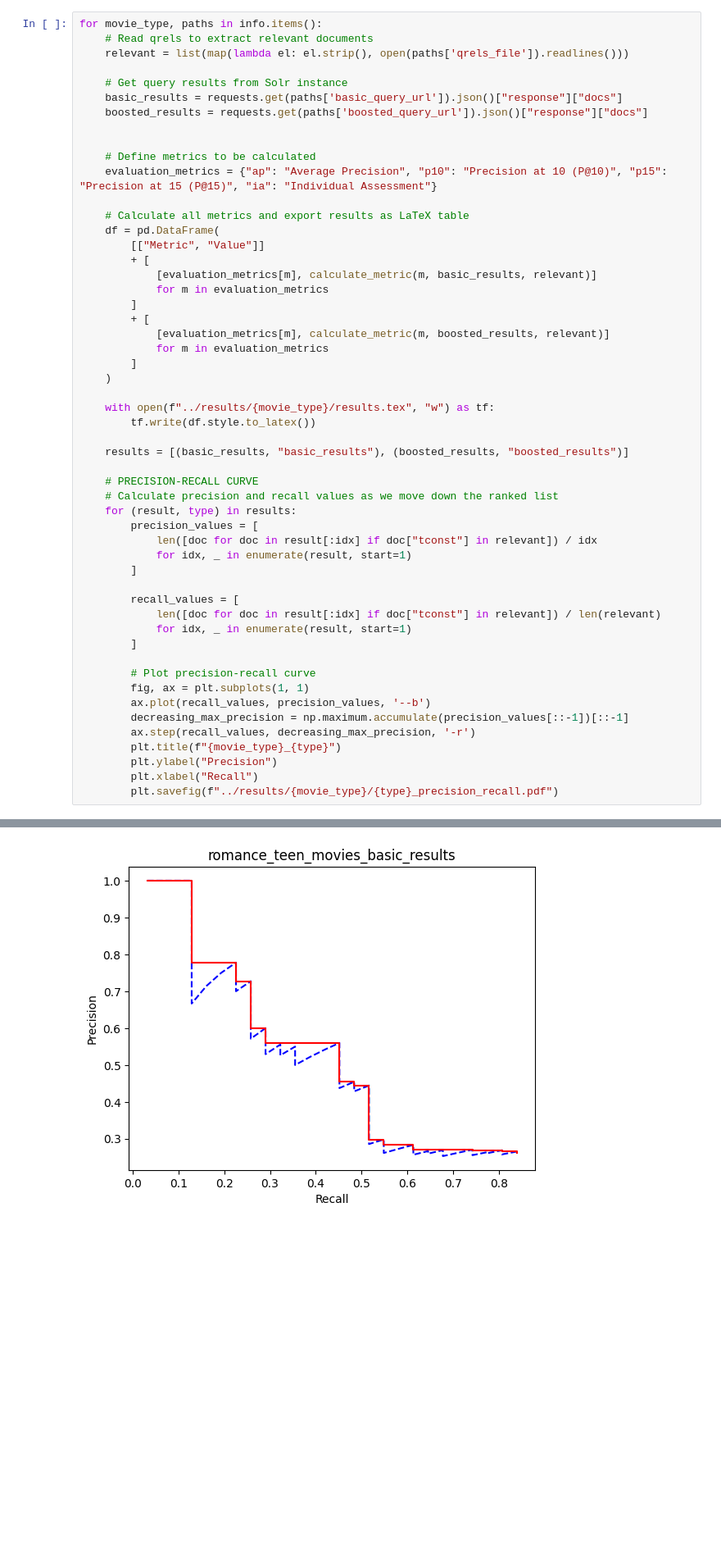
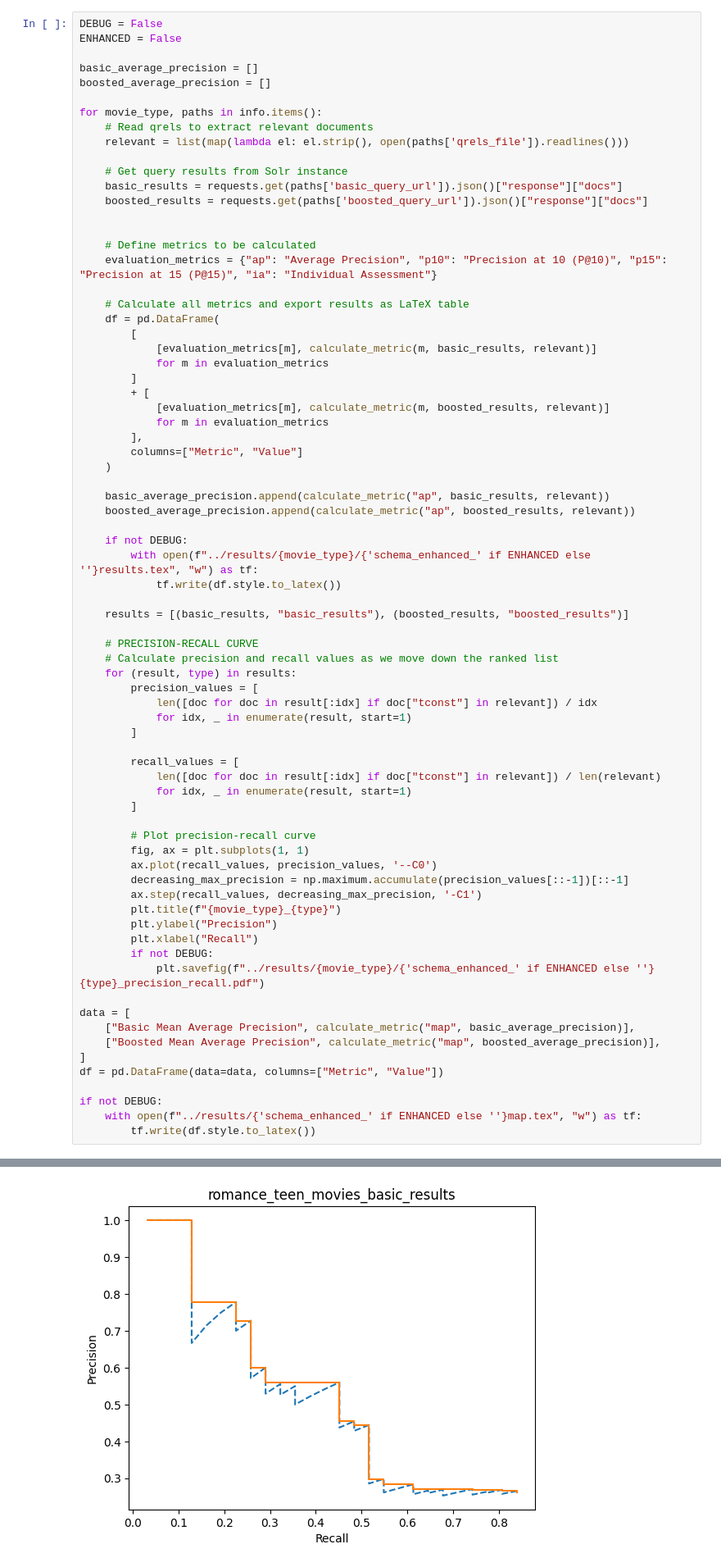
Before and after one commit to margaridav27/feup-pri, a Jupyter notebook: milestone2/notebooks/evaluation.ipynb, the cells around one changed output, grey strips where cells are left out. Shown at 82% size. Cells and saved outputs as stored; diff of their text form; blank space fills up the shorter version.

```diff
--- a/milestone2/notebooks/evaluation.ipynb
+++ b/milestone2/notebooks/evaluation.ipynb
@@ -64,6 +64,12 @@ info = {
     },
 }
 # %%
+DEBUG = False
+ENHANCED = False
+
+basic_average_precision = []
+boosted_average_precision = []
+
 for movie_type, paths in info.items():
     # Read qrels to extract relevant documents
     relevant = list(map(lambda el: el.strip(), open(paths['qrels_file']).readlines()))
@@ -78,19 +84,23 @@ for movie_type, paths in info.items():
 
     # Calculate all metrics and export results as LaTeX table
     df = pd.DataFrame(
-        [["Metric", "Value"]]
-        + [
+        [
             [evaluation_metrics[m], calculate_metric(m, basic_results, relevant)]
             for m in evaluation_metrics
         ]
         + [
             [evaluation_metrics[m], calculate_metric(m, boosted_results, relevant)]
             for m in evaluation_metrics
-        ]
+        ],
+        columns=["Metric", "Value"]
     )
 
-    with open(f"../results/{movie_type}/results.tex", "w") as tf:
-        tf.write(df.style.to_latex())
+    basic_average_precision.append(calculate_metric("ap", basic_results, relevant))
+    boosted_average_precision.append(calculate_metric("ap", boosted_results, relevant))
+
+    if not DEBUG:
+        with open(f"../results/{movie_type}/{'schema_enhanced_' if ENHANCED else ''}results.tex", "w") as tf:
+            tf.write(df.style.to_latex())
 
     results = [(basic_results, "basic_results"), (boosted_results, "boosted_results")]
 
@@ -109,11 +119,22 @@ for movie_type, paths in info.items():
 
         # Plot precision-recall curve
         fig, ax = plt.subplots(1, 1)
-        ax.plot(recall_values, precision_values, '--b')
+        ax.plot(recall_values, precision_values, '--C0')
         decreasing_max_precision = np.maximum.accumulate(precision_values[::-1])[::-1]
-        ax.step(recall_values, decreasing_max_precision, '-r')
+        ax.step(recall_values, decreasing_max_precision, '-C1')
         plt.title(f"{movie_type}_{type}")
         plt.ylabel("Precision")
         plt.xlabel("Recall")
-        plt.savefig(f"../results/{movie_type}/{type}_precision_recall.pdf")
+        if not DEBUG:
+            plt.savefig(f"../results/{movie_type}/{'schema_enhanced_' if ENHANCED else ''}{type}_precision_recall.pdf")
+
+data = [
+    ["Basic Mean Average Precision", calculate_metric("map", basic_average_precision)],
+    ["Boosted Mean Average Precision", calculate_metric("map", boosted_average_precision)],
+]
+df = pd.DataFrame(data=data, columns=["Metric", "Value"])
+
+if not DEBUG:
+    with open(f"../results/{'schema_enhanced_' if ENHANCED else ''}map.tex", "w") as tf:
+        tf.write(df.style.to_latex())
 # %% [output]
@@ -124 +145 @@ for movie_type, paths in info.items():
-[figure, old version]
+[figure, new version]
```
Also changed, not shown: parts of 1 cell of this notebook, 11 other files.
